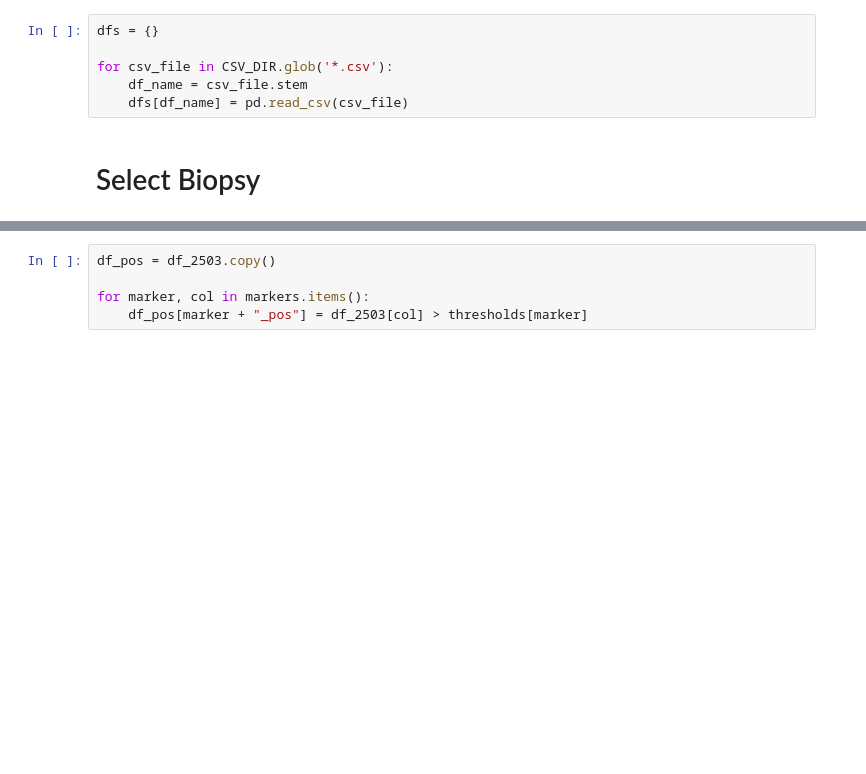
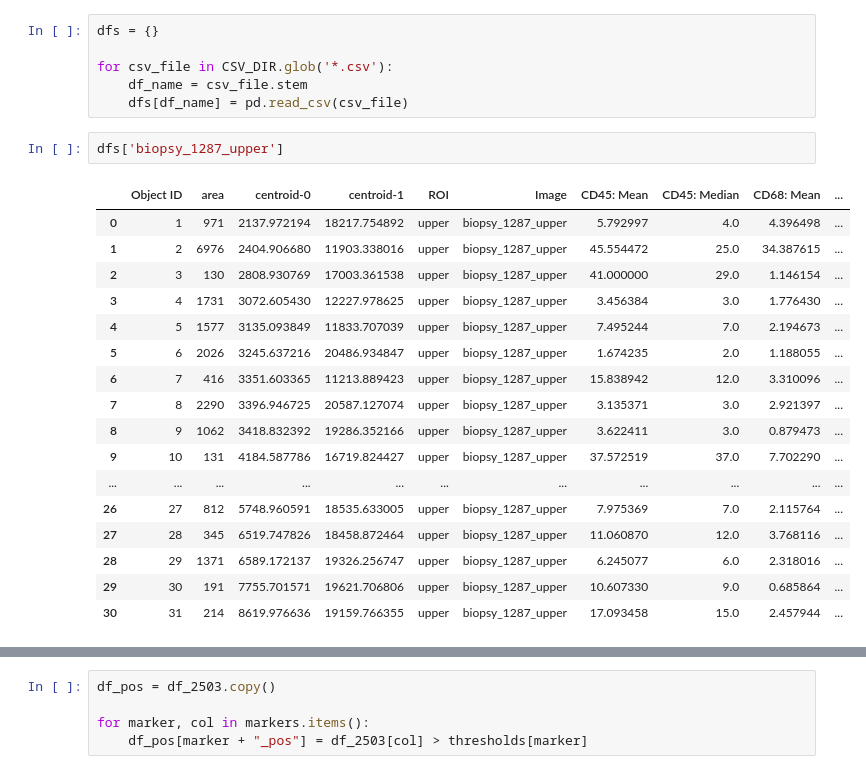
Before and after one commit to sadeghetemad/nencki-image-segmentation, a Jupyter notebook: notebooks/total_patient_analysis.ipynb, the cells around one changed output, grey strips where cells are left out. Cells and saved outputs as stored; diff of their text form; blank space fills up the shorter version.

```diff
--- a/notebooks/total_patient_analysis.ipynb
+++ b/notebooks/total_patient_analysis.ipynb
@@ -18,5 +18,23 @@ dfs = {}
 for csv_file in CSV_DIR.glob('*.csv'):
     df_name = csv_file.stem
     dfs[df_name] = pd.read_csv(csv_file)
-# %% [markdown]
-# Select Biopsy
+# %%
+dfs['biopsy_1287_upper']
+# %% [output]
+|  | Object ID | area | centroid-0 | centroid-1 | ROI | Image | CD45: Mean | CD45: Median | CD68: Mean | ... |
+| 0 | 1 | 971 | 2137.972194 | 18217.754892 | upper | biopsy_1287_upper | 5.792997 | 4.0 | 4.396498 | ... |
+| 1 | 2 | 6976 | 2404.906680 | 11903.338016 | upper | biopsy_1287_upper | 45.554472 | 25.0 | 34.387615 | ... |
+| 2 | 3 | 130 | 2808.930769 | 17003.361538 | upper | biopsy_1287_upper | 41.000000 | 29.0 | 1.146154 | ... |
+| 3 | 4 | 1731 | 3072.605430 | 12227.978625 | upper | biopsy_1287_upper | 3.456384 | 3.0 | 1.776430 | ... |
+| 4 | 5 | 1577 | 3135.093849 | 11833.707039 | upper | biopsy_1287_upper | 7.495244 | 7.0 | 2.194673 | ... |
+| 5 | 6 | 2026 | 3245.637216 | 20486.934847 | upper | biopsy_1287_upper | 1.674235 | 2.0 | 1.188055 | ... |
+| 6 | 7 | 416 | 3351.603365 | 11213.889423 | upper | biopsy_1287_upper | 15.838942 | 12.0 | 3.310096 | ... |
+| 7 | 8 | 2290 | 3396.946725 | 20587.127074 | upper | biopsy_1287_upper | 3.135371 | 3.0 | 2.921397 | ... |
+| 8 | 9 | 1062 | 3418.832392 | 19286.352166 | upper | biopsy_1287_upper | 3.622411 | 3.0 | 0.879473 | ... |
+| 9 | 10 | 131 | 4184.587786 | 16719.824427 | upper | biopsy_1287_upper | 37.572519 | 37.0 | 7.702290 | ... |
+| ... | ... | ... | ... | ... | ... | ... | ... | ... | ... | ... |
+| 26 | 27 | 812 | 5748.960591 | 18535.633005 | upper | biopsy_1287_upper | 7.975369 | 7.0 | 2.115764 | ... |
+| 27 | 28 | 345 | 6519.747826 | 18458.872464 | upper | biopsy_1287_upper | 11.060870 | 12.0 | 3.768116 | ... |
+| 28 | 29 | 1371 | 6589.172137 | 19326.256747 | upper | biopsy_1287_upper | 6.245077 | 6.0 | 2.318016 | ... |
+| 29 | 30 | 191 | 7755.701571 | 19621.706806 | upper | biopsy_1287_upper | 10.607330 | 9.0 | 0.685864 | ... |
+| 30 | 31 | 214 | 8619.976636 | 19159.766355 | upper | biopsy_1287_upper | 17.093458 | 15.0 | 2.457944 | ... |
```
Also changed, not shown: parts of 12 cells of this notebook.
